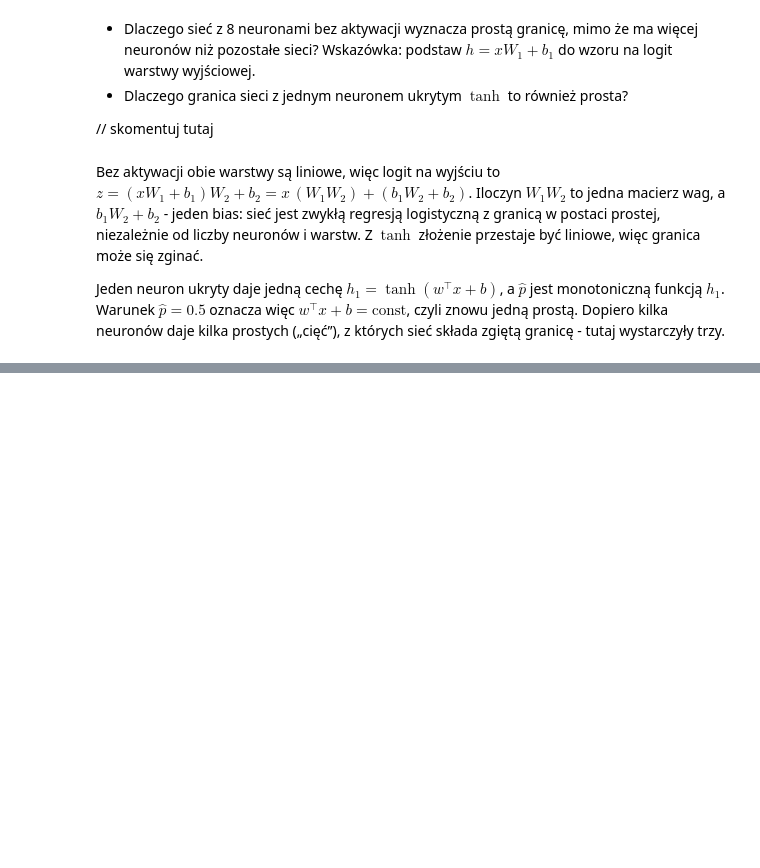
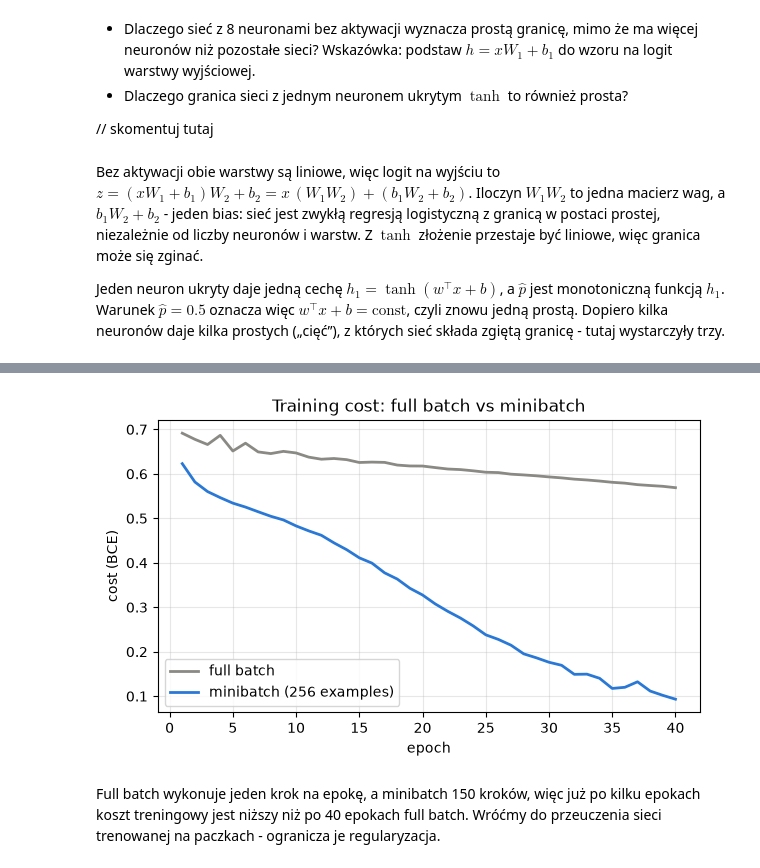
Before and after one commit to pFornagiel/podstawy-sztucznej-inteligencji, a Jupyter notebook: lab_3_remaster/lab_3_solution.ipynb, the cells around one changed output, grey strips where cells are left out. Drawn from its saved outputs; the diff is of its cells as text; code cells hidden in the pictures; blank space fills up the shorter version.

```diff
--- a/lab_3_remaster/lab_3_solution.ipynb
+++ b/lab_3_remaster/lab_3_solution.ipynb
@@ -1042,0 +1511,21 @@ daje kilka prostych („cięć”), z których sieć składa zgiętą granicę -
+# %%
+torch.manual_seed(0)
+mlp_full_batch = TabularMLP(n_features)
+optimizer = optim.Adam(mlp_full_batch.parameters(), lr=3e-3)
+history_full_batch = train_torch(nn.Sequential(mlp_full_batch, nn.Sigmoid()), optimizer, X_train_t, y_train_t, epochs=40)
+
+epochs = np.arange(1, 41)
+fig, ax = plt.subplots(figsize=(7, 3.8))
+ax.plot(epochs, history_full_batch, color=GRAY, lw=2, label="full batch")
+ax.plot(epochs, histories["MLP"]["train_loss"], color=BLUE, lw=2, label="minibatch (256 examples)")
+ax.set_xlabel("epoch")
+ax.set_ylabel("cost (BCE)")
+ax.set_title("Training cost: full batch vs minibatch")
+ax.grid(alpha=0.3)
+ax.legend()
+plt.show()
+# %% [output]
+[figure, added]
+# %% [markdown]
+Full batch wykonuje jeden krok na epokę, a minibatch 150 kroków, więc już po kilku epokach koszt treningowy jest niższy
+niż po 40 epokach full batch. Wróćmy do przeuczenia sieci trenowanej na paczkach - ogranicza je regularyzacja.
```
Also changed, not shown: parts of 92 cells of this notebook, 27 other files.
